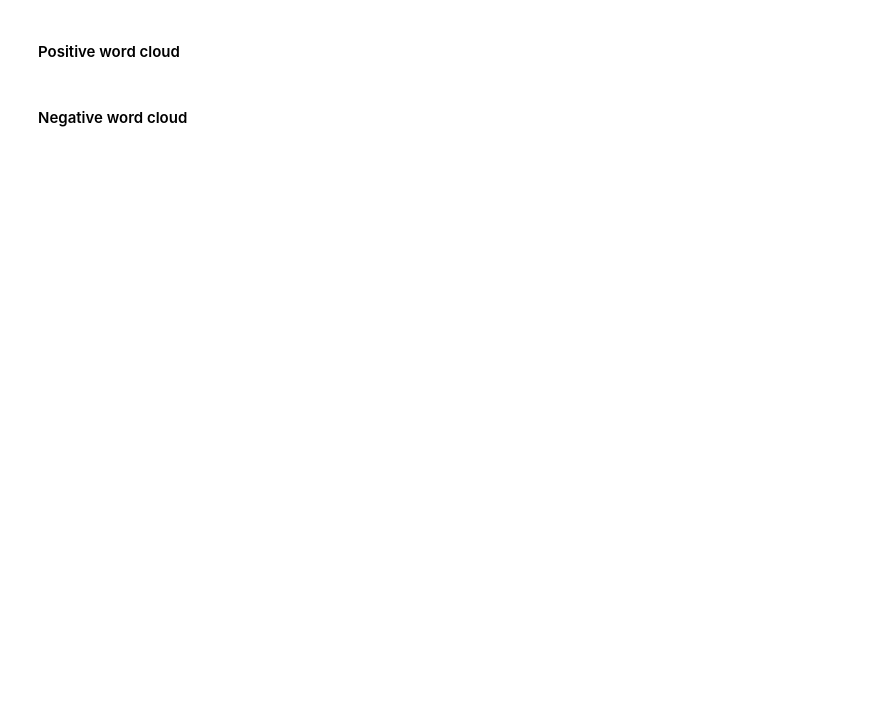
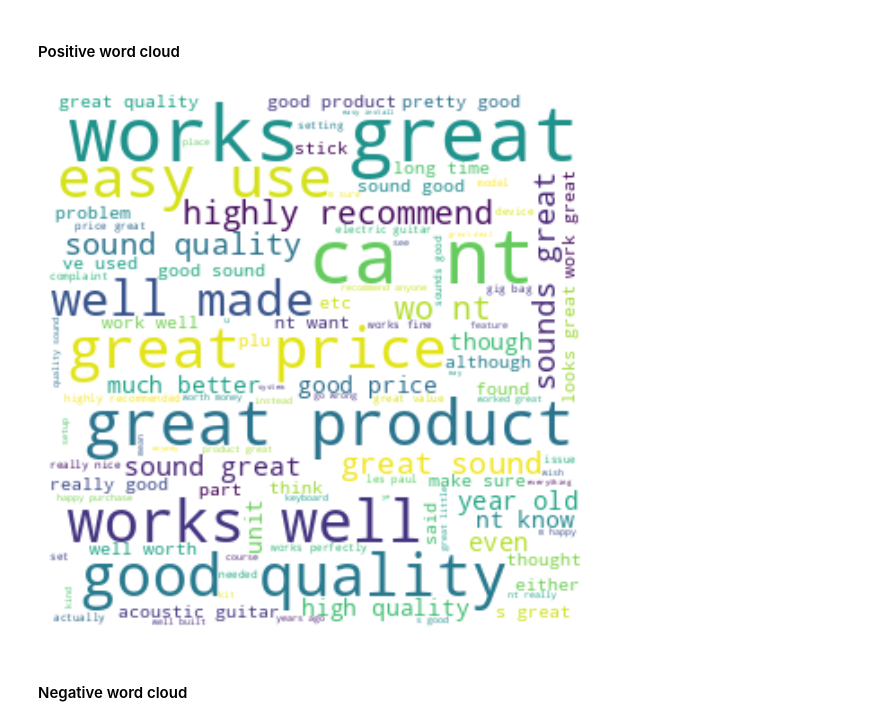
Before and after one commit to Himanshu-Dharma/master-thesis-feature-extraction-and-sentiment-analysis-using-deep-learning, a Jupyter notebook: Thesis_Code.ipynb, the cells around one changed output. Cells and saved outputs as stored; diff of their text form; code cells hidden in the pictures; blank space fills up the shorter version.

```diff
--- a/Thesis_Code.ipynb
+++ b/Thesis_Code.ipynb
@@ -441,0 +431,2 @@ df_pre.tail(5)
+# %%
+final_df = pd.read_json("/content/drive/MyDrive/ThesisData/finaldf_withtarget.json")
@@ -442,14 +442,19 @@ df_pre.tail(5)
+# %%
+pos = final_df[final_df['target']==1]['reviewText']
+neg = final_df[final_df['target']==0]['reviewText']
 # %% [markdown]
 #### Positive word cloud
 # %%
 text_pos = " ".join(i for i in pos)
 # Create a word cloud image
-wc_pos = WordCloud(width=800, height=400, max_words=100, background_color='white')
+wc_pos = WordCloud(width=300, height=300, max_words=100, background_color='white')
 wc_pos.generate(text_pos)
 plt.figure(figsize=(14,7))
 plt.imshow(wc_pos, interpolation='bilinear')
 plt.axis("off")
 plt.show()
+# %% [output]
+[figure, added]
 # %% [markdown]
 #### Negative word cloud
 # %%
```
Also changed, not shown: parts of 78 cells of this notebook.
